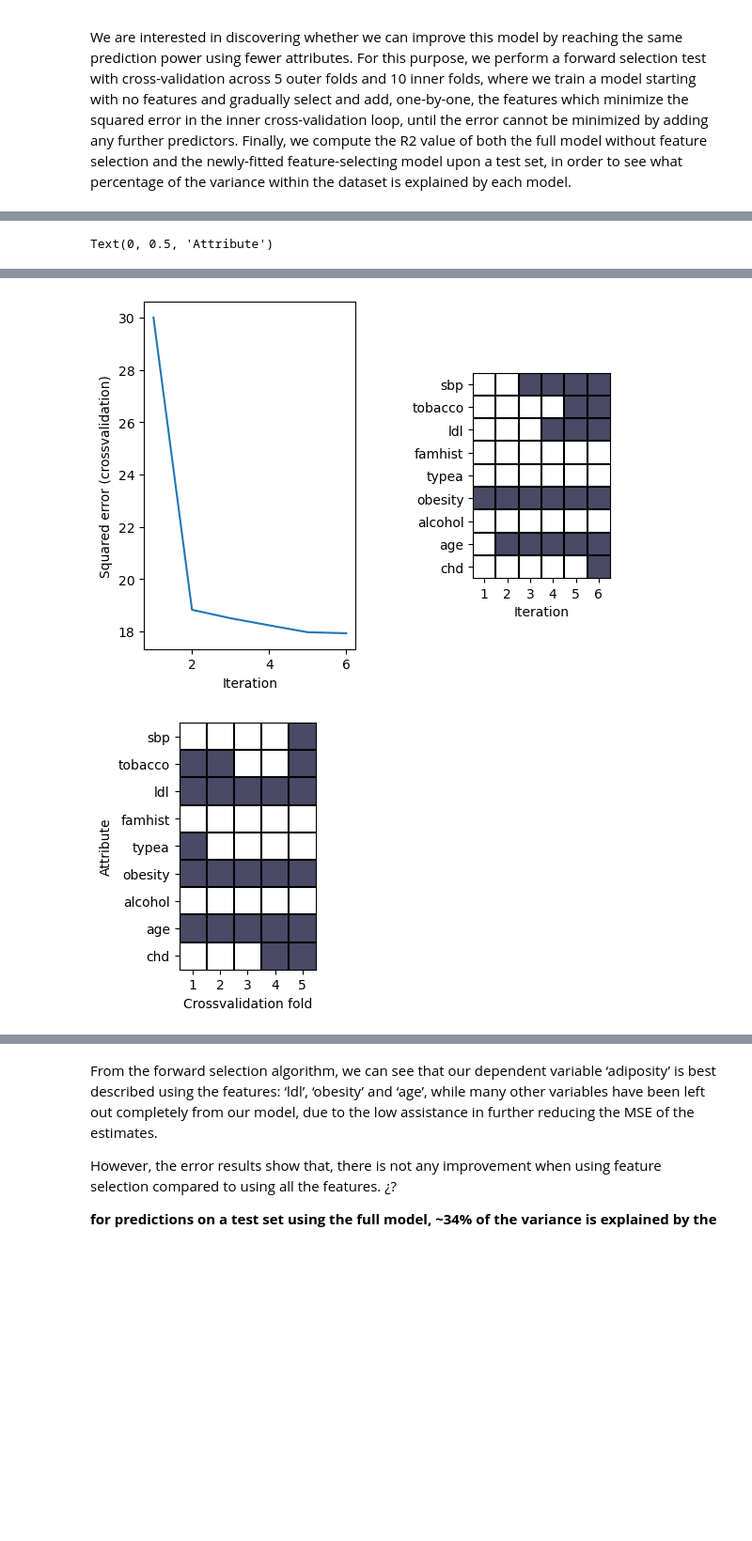
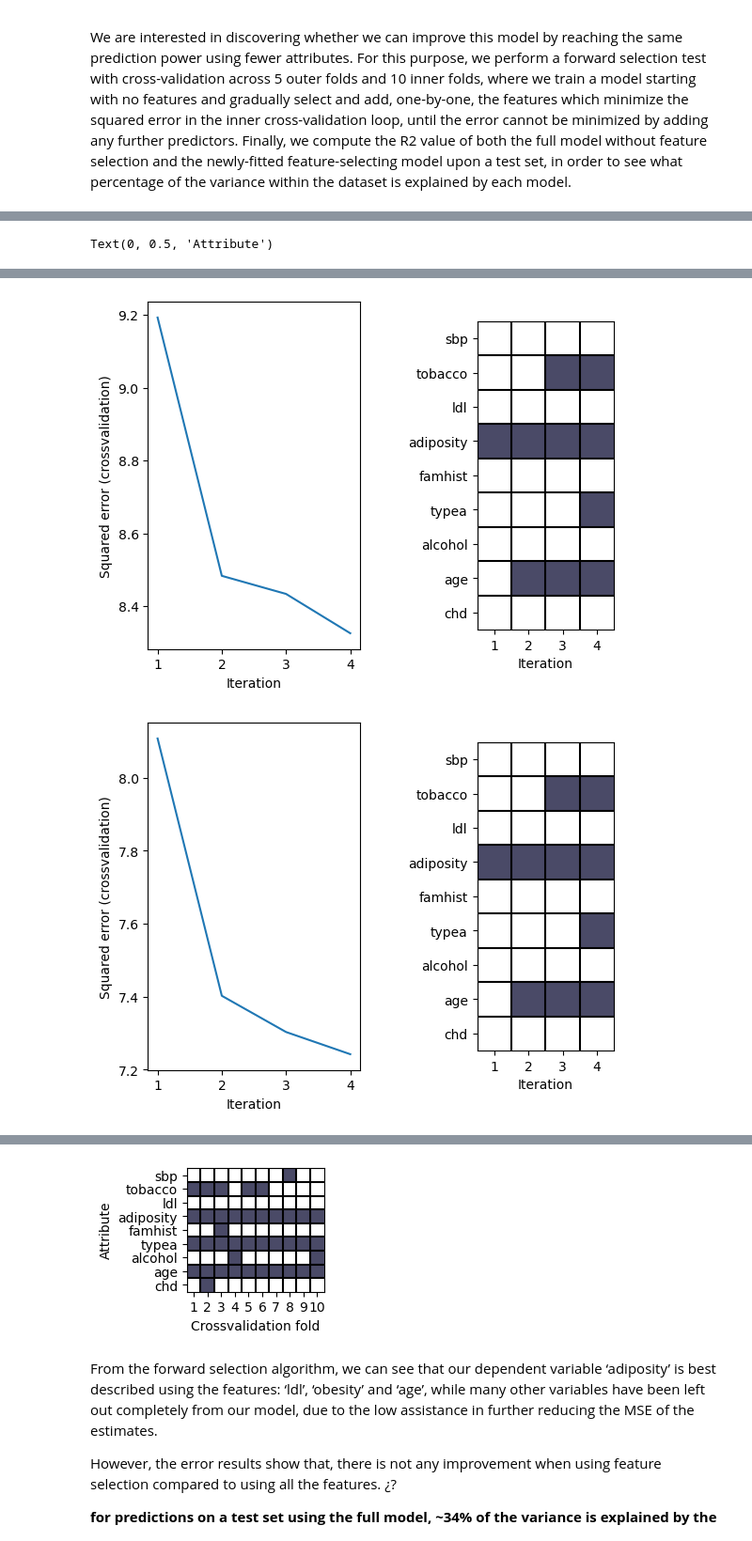
Before and after one commit to carolinahdzm/MLandDataM-Project2, a Jupyter notebook: Project2.ipynb, the cells around one changed output, grey strips where cells are left out. Shown at 94% size. Saved outputs shown, nothing was run; the diff lists cells and outputs as text; code cells hidden in the pictures; blank space fills up the shorter version.

```diff
--- a/Project2.ipynb
+++ b/Project2.ipynb
@@ -28,9 +28,8 @@ warnings.filterwarnings('ignore')
 
 %matplotlib inline
 # %%
-# Load data from csv and store it in dataframe
-path = 'SAheart.data.txt'
-df = pd.read_csv(path)
+# Load data from csv and store it in dataframe'
+df = pd.read_csv('SAheart.data.txt')
 # %% [markdown]
 ## Data visualization
 # %%
@@ -150,7 +149,7 @@ X = stats.zscore(X)
 
 ## Crossvalidation
 # Create crossvalidation partition for evaluation
-K = 5
+K = 10
 CV = model_selection.KFold(n_splits=K,shuffle=True)
 
 # Initialize variables
@@ -253,2 +252,2 @@ Text(0, 0.5, 'Attribute')
-[figure, old version]
+[figure, new version]
-[figure, old version]
+[figure, new version]
@@ -255,3 +258,4 @@ Text(0, 0.5, 'Attribute')
+[figure, added]
 # %% [markdown]
 From the forward selection algorithm, we can see that our dependent variable ‘adiposity’ is best described using the features: ‘ldl’, ‘obesity’ and ‘age’, while many other variables have been left out completely from our model, due to the low assistance in further reducing the MSE of the estimates.
 
```
Also changed, not shown: parts of 13 cells of this notebook.
